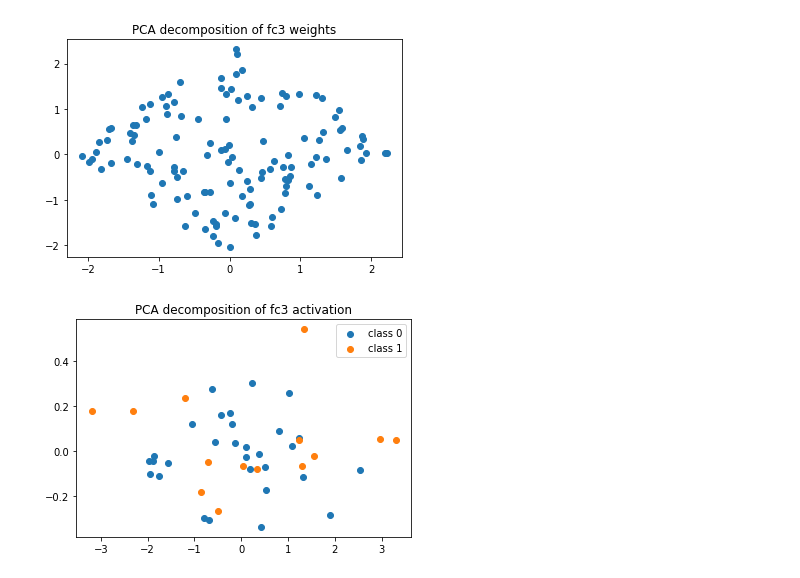
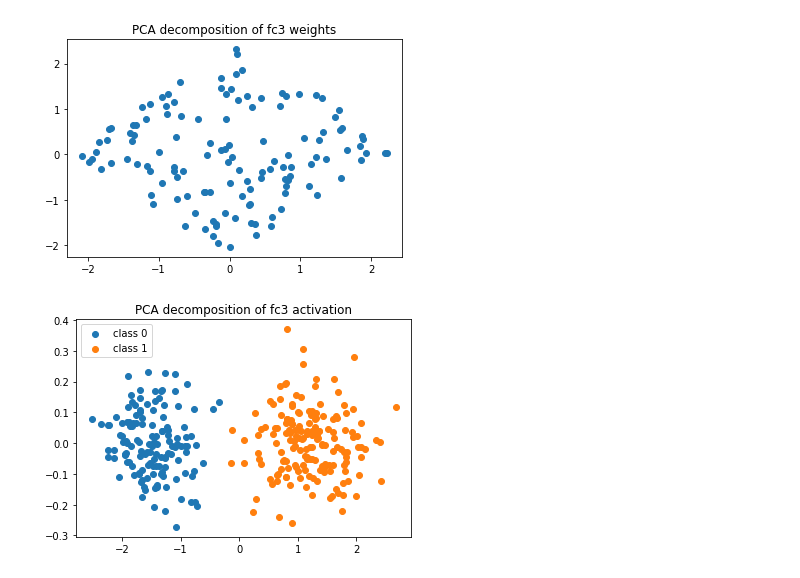
Before and after one commit to SIMEXP/GCN_package, a Jupyter notebook: notebooks/1.0-lt-package_tutorial.ipynb, the cells around one changed output. Saved outputs shown, nothing was run; the diff lists cells and outputs as text; code cells hidden in the pictures.

```diff
--- a/notebooks/1.0-lt-package_tutorial.ipynb
+++ b/notebooks/1.0-lt-package_tutorial.ipynb
@@ -230,6 +230,6 @@ simexp_gcn.visualization.visualize.vizualize_weights(gcn, "fc3")
 # %% [output]
 [figure]
 # %%
-simexp_gcn.visualization.visualize.visualize_activation(gcn, test_generator, "fc3")
+simexp_gcn.visualization.visualize.visualize_activation(gcn, train_generator, "fc3")
 # %% [output]
-[figure, old version]
+[figure, new version]
```
Also changed, not shown: parts of 1 cell of this notebook, 1 other file.
